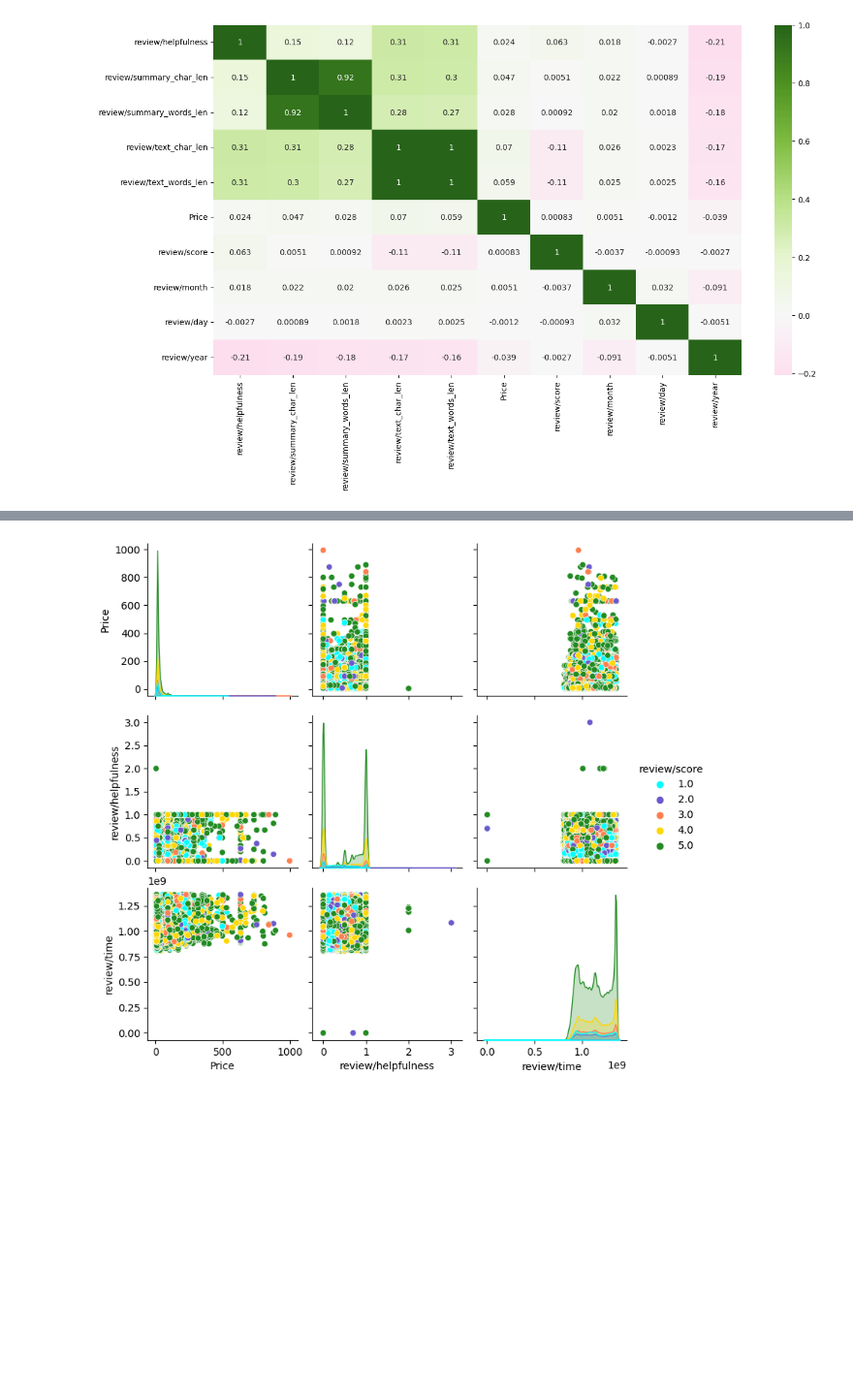
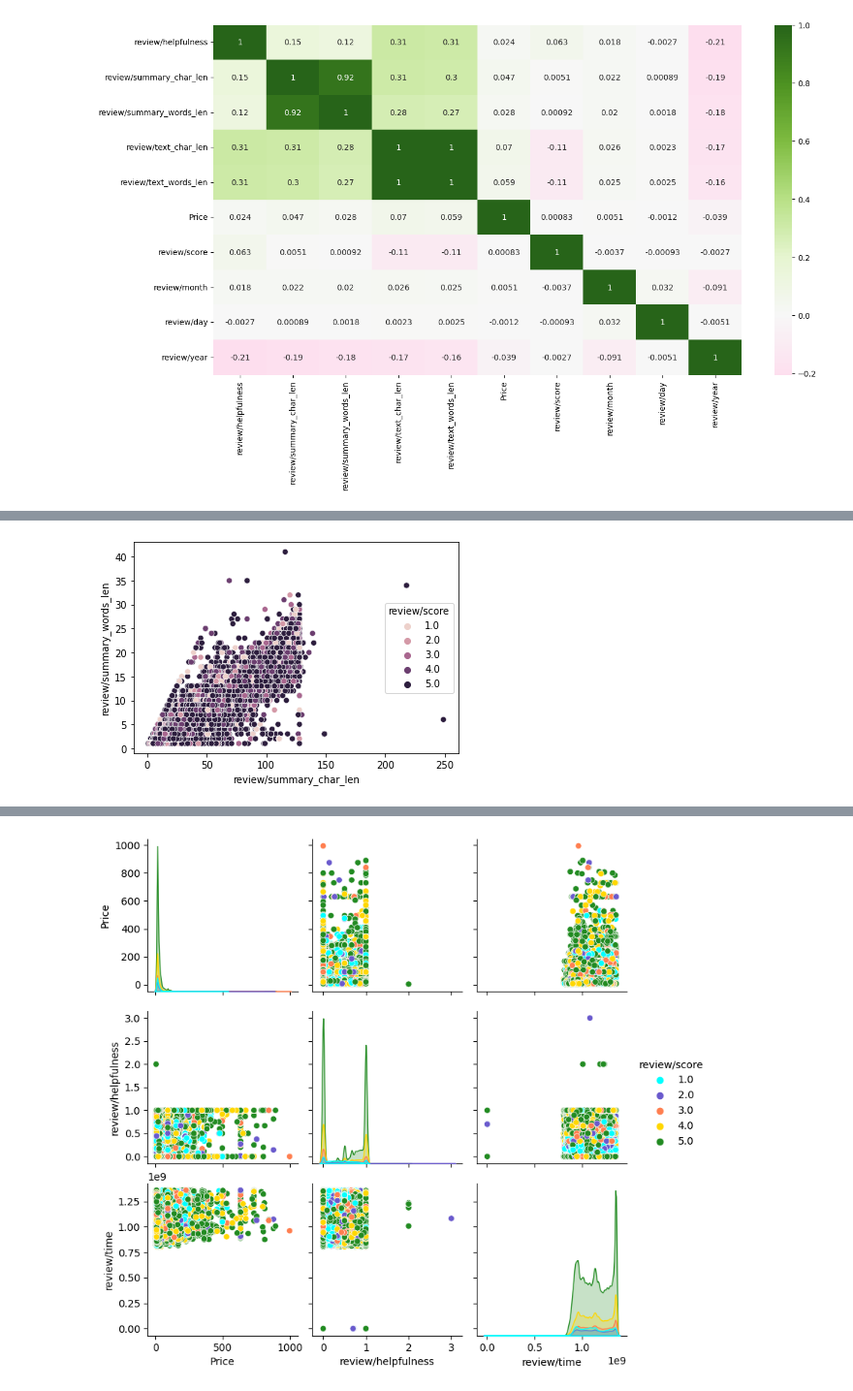
Before and after one commit to LeonSysprog/BookReviews, a Jupyter notebook: ml.ipynb, the cells around one changed output, grey strips where cells are left out. Shown at 97% size. Saved outputs shown, nothing was run; the diff lists cells and outputs as text; code cells hidden in the pictures; blank space fills up the shorter version.

```diff
--- a/ml.ipynb
+++ b/ml.ipynb
@@ -930,0 +957,4 @@ sns.heatmap(corr_matrix_num_cat_target, cmap="PiYG", annot=True, center=0);
+# %%
+sns.scatterplot(data=rating_data, x='review/summary_char_len', y='review/summary_words_len', hue='review/score');
+# %% [output]
+[figure, added]
```
Also changed, not shown: parts of 26 cells of this notebook.
